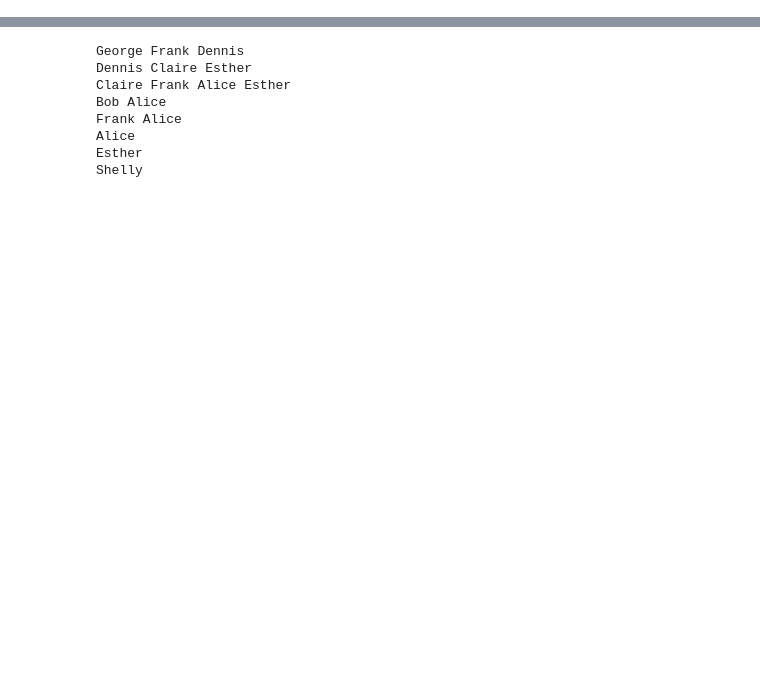
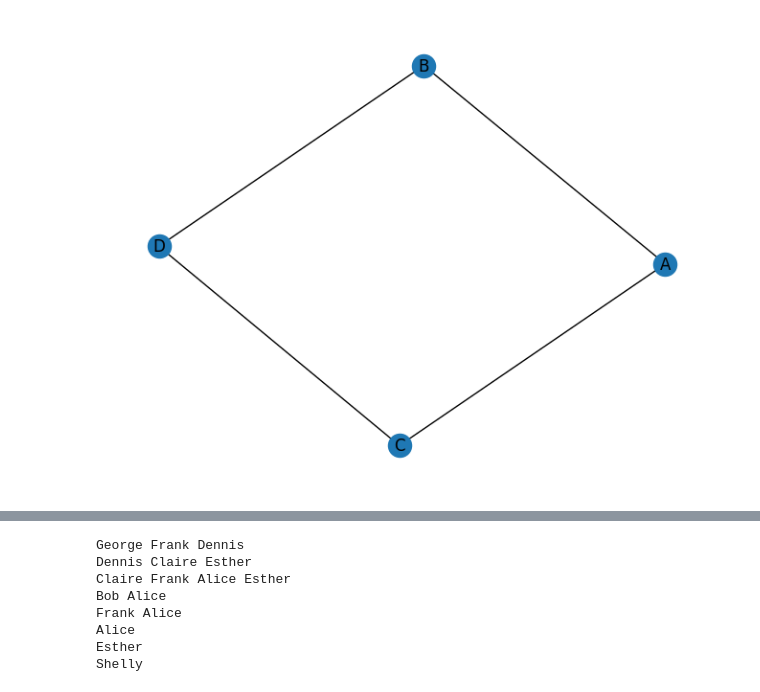
Before and after one commit to jabamseo/2025SBH, a Jupyter notebook: 250619/network_science_lesson.ipynb, the cells around one changed output, grey strips where cells are left out. Drawn from its saved outputs; the diff is of its cells as text; code cells hidden in the pictures; blank space fills up the shorter version.

```diff
--- a/250619/network_science_lesson.ipynb
+++ b/250619/network_science_lesson.ipynb
@@ -38,0 +32,9 @@ plt.show()
+# %%
+# 엣지 추가
+g.add_edge('A', 'B')
+g.add_edges_from([('A', 'C'), ('B', 'D'), ('C', 'D')])
+
+nx.draw(g, with_labels=True)
+plt.show()
+# %% [output]
+[figure, added]
```
Also changed, not shown: parts of 11 cells of this notebook.
